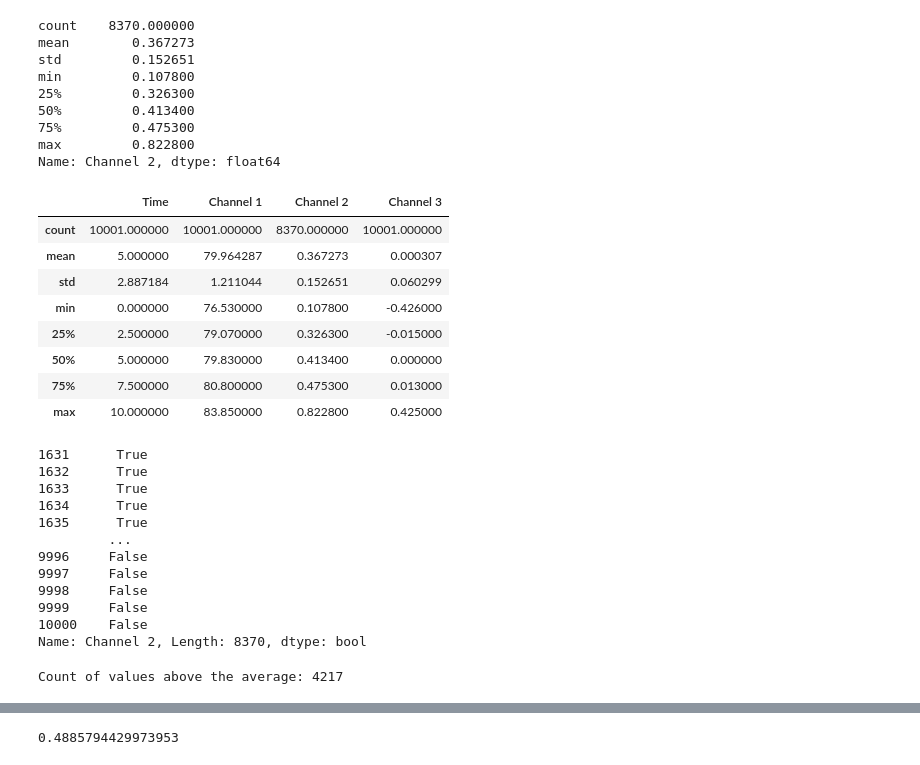
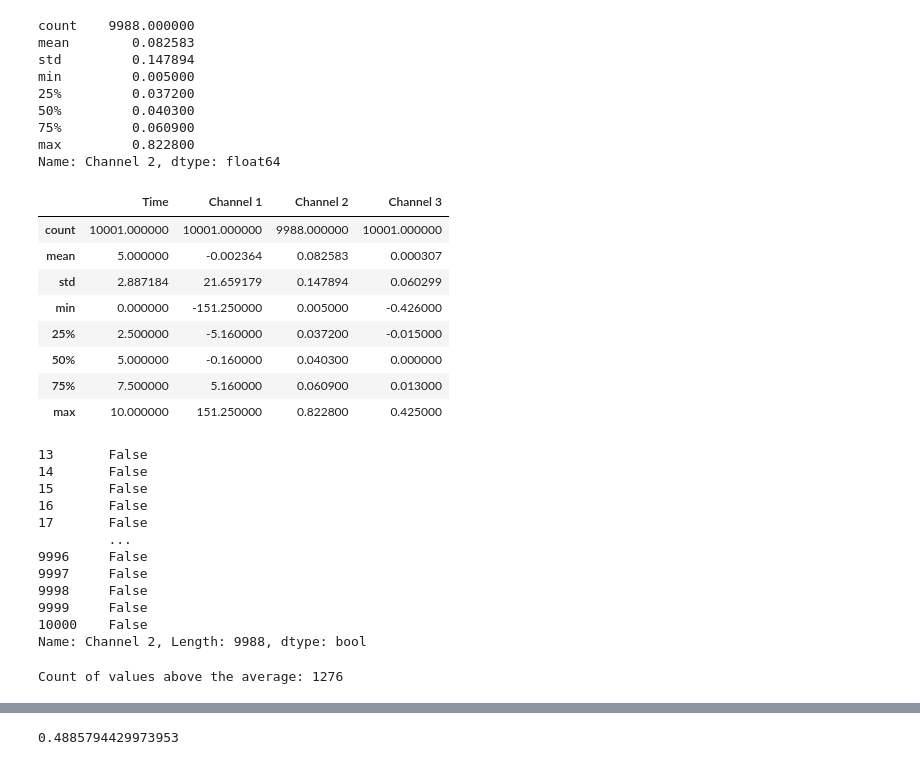
Before and after one commit to MichaelMEM1/conda_BSGP730, a Jupyter notebook: ECGRoughwork.ipynb, the cells around one changed output, grey strips where cells are left out. Cells and saved outputs as stored; diff of their text form; code cells hidden in the pictures.

```diff
--- a/ECGRoughwork.ipynb
+++ b/ECGRoughwork.ipynb
@@ -7,7 +7,7 @@ import scipy as sc
 import os
 import neurokit2 as nk
 # %%
-df = pd.read_csv("ECGtesta.csv")
+df = pd.read_csv("ECGank.csv")
 # %%
 cyclic_height = df["Channel 2"]
 
@@ -15,29 +15,29 @@ time = df["Time"]
 
 cyclic_height_cleaned = cyclic_height.dropna()
 # %%
-pd.DataFrame.describe(cyclic_height)
+cyclic_height_cleaned.describe()
 # %% [output]
-count    8370.000000
-mean        0.367273
-std         0.152651
-min         0.107800
-25%         0.326300
-50%         0.413400
-75%         0.475300
+count    9988.000000
+mean        0.082583
+std         0.147894
+min         0.005000
+25%         0.037200
+50%         0.040300
+75%         0.060900
 max         0.822800
 Name: Channel 2, dtype: float64
 # %%
-pd.DataFrame.describe(df)
+df.describe()
 # %% [output]
 |  | Time | Channel 1 | Channel 2 | Channel 3 |
-| count | 10001.000000 | 10001.000000 | 8370.000000 | 10001.000000 |
-| mean | 5.000000 | 79.964287 | 0.367273 | 0.000307 |
-| std | 2.887184 | 1.211044 | 0.152651 | 0.060299 |
-| min | 0.000000 | 76.530000 | 0.107800 | -0.426000 |
-| 25% | 2.500000 | 79.070000 | 0.326300 | -0.015000 |
-| 50% | 5.000000 | 79.830000 | 0.413400 | 0.000000 |
-| 75% | 7.500000 | 80.800000 | 0.475300 | 0.013000 |
-| max | 10.000000 | 83.850000 | 0.822800 | 0.425000 |
+| count | 10001.000000 | 10001.000000 | 9988.000000 | 10001.000000 |
+| mean | 5.000000 | -0.002364 | 0.082583 | 0.000307 |
+| std | 2.887184 | 21.659179 | 0.147894 | 0.060299 |
+| min | 0.000000 | -151.250000 | 0.005000 | -0.426000 |
+| 25% | 2.500000 | -5.160000 | 0.037200 | -0.015000 |
+| 50% | 5.000000 | -0.160000 | 0.040300 | 0.000000 |
+| 75% | 7.500000 | 5.160000 | 0.060900 | 0.013000 |
+| max | 10.000000 | 151.250000 | 0.822800 | 0.425000 |
 # %%
 avg_cyclic_height_c = cyclic_height_cleaned.mean()
 # %%
@@ -45,24 +45,24 @@ count_above_average = cyclic_height_cleaned > avg_cyclic_height_c.sum()
 # %%
 print(count_above_average)
 # %% [output]
-1631      True
-1632      True
-1633      True
-1634      True
-1635      True
+13       False
+14       False
+15       False
+16       False
+17       False
          ...
 9996     False
 9997     False
 9998     False
 9999     False
 10000    False
-Name: Channel 2, Length: 8370, dtype: bool
+Name: Channel 2, Length: 9988, dtype: bool
 # %%
 Number_of_values_above_avg = count_above_average.sum()
 # %%
 print("Count of values above the average:", Number_of_values_above_avg)
 # %% [output]
-Count of values above the average: 4217
+Count of values above the average: 1276
 # %%
 print(f"Count of values above the average: {Number_of_values_above_avg}")
 # %% [output]
```
Also changed, not shown: parts of 17 cells of this notebook, 3 other files.
